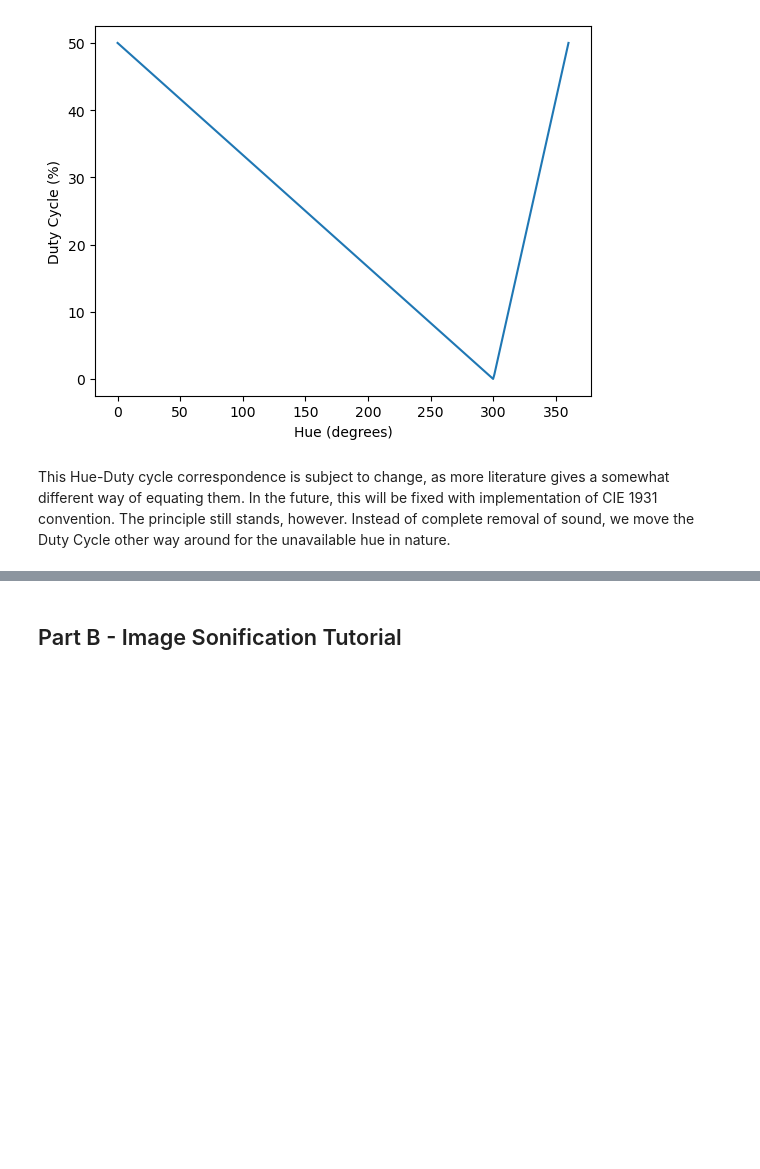
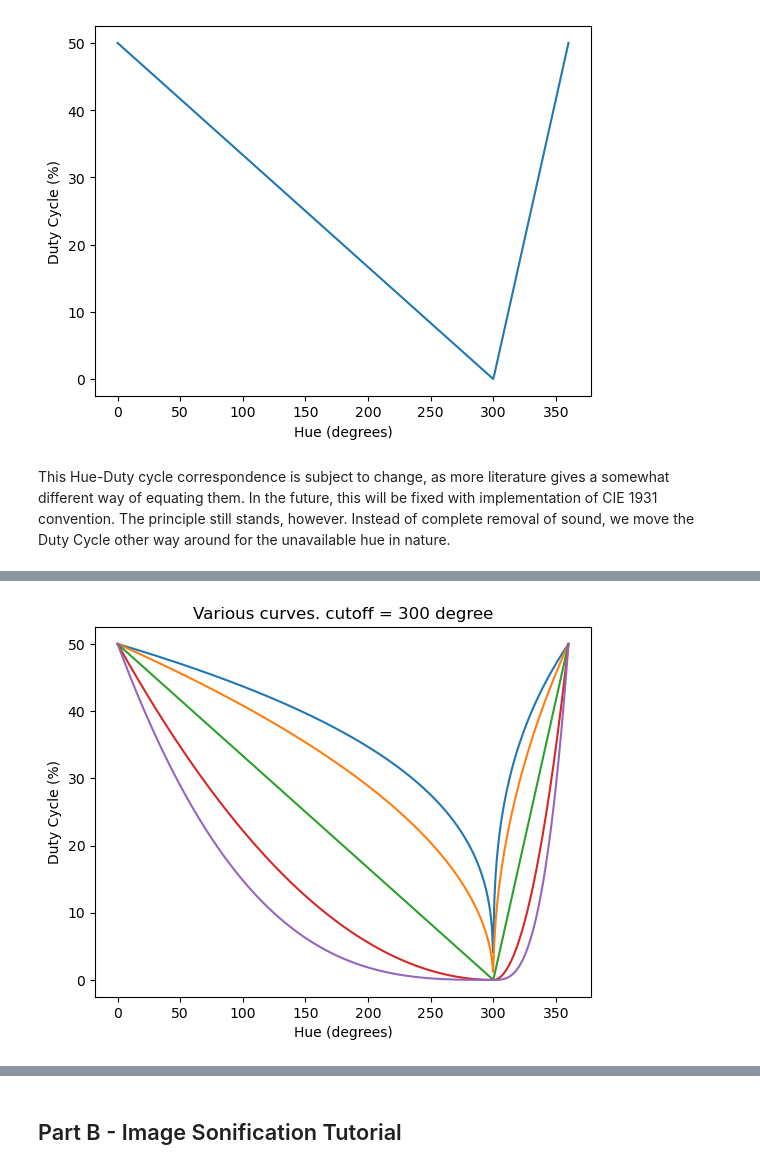
Before and after one commit to ThePrototypeAD/Image_Sonification, a Jupyter notebook: Tutorial v0_1.ipynb, the cells around one changed output, grey strips where cells are left out. Cells and saved outputs as stored; diff of their text form; code cells hidden in the pictures; blank space fills up the shorter version.

```diff
--- a/Tutorial v0_1.ipynb
+++ b/Tutorial v0_1.ipynb
@@ -321,0 +357,51 @@ This Hue-Duty cycle correspondence is subject to change, as more literature give
+# %%
+#is this chebyshev? probably not... but this is actually a nice series
+
+#general equation for duty, will be checked
+def duty_res1 (hue_input, hue_cutoff, constant):
+    return ((-hue_input+hue_cutoff)*constant)/hue_cutoff
+
+def duty_res2 (hue_input, hue_cutoff, constant):
+    return ((hue_input-hue_cutoff)*constant)/(360-hue_cutoff)
+
+def duty_fx (hue_input, hue_cutoff, poly_degree_1, poly_degree_2):
+
+    constant_poly1 = np.power(50, 1/poly_degree_1)
+    constant_poly2 = np.power(50, 1/poly_degree_2)
+
+    # lambda cond_poly_1: True if
+
+    #to limit hue input 0 - 360, check whether it changes when shifted. Keep at 0-360
+    #make a copy to the input does not change
+
+
+    #construct general equation
+    return np.where(hue_input <= hue_cutoff, \
+                    np.power(duty_res1(hue_input, hue_cutoff, constant_poly1), poly_degree_1), \
+                    np.power(duty_res2(hue_input, hue_cutoff, constant_poly2), poly_degree_2))
+
+
+#check
+hue = np.linspace(0, 360, num=360)
+
+cutoff_hue = 300
+
+#note that the polynomial degree may differ before and after cutoff
+duty03 = duty_fx(hue, cutoff_hue, 0.333, 0.333)
+duty05 = duty_fx(hue, cutoff_hue, 0.5, 0.5)
+duty1 = duty_fx(hue, cutoff_hue, 1, 1)
+duty2 = duty_fx(hue, cutoff_hue, 2, 2)
+duty3 = duty_fx(hue, cutoff_hue, 3, 3)
+
+plt.title(f'Various curves. cutoff = {cutoff_hue} degree')
+plt.plot(hue, duty03, label= 'degree = 0.333')
+plt.plot(hue, duty05, label= 'degree = 0.5')
+plt.plot(hue, duty1, label= 'degree = 1')
+plt.plot(hue, duty2, label= 'degree = 2')
+plt.plot(hue, duty3, label= 'degree = 3')
+plt.xlabel('Hue (degrees)')
+plt.ylabel('Duty Cycle (%)')
+# plt.legend()
+plt.show()
+# %% [output]
+[figure, added]
```
Also changed, not shown: parts of 9 cells of this notebook, 2 other files.
